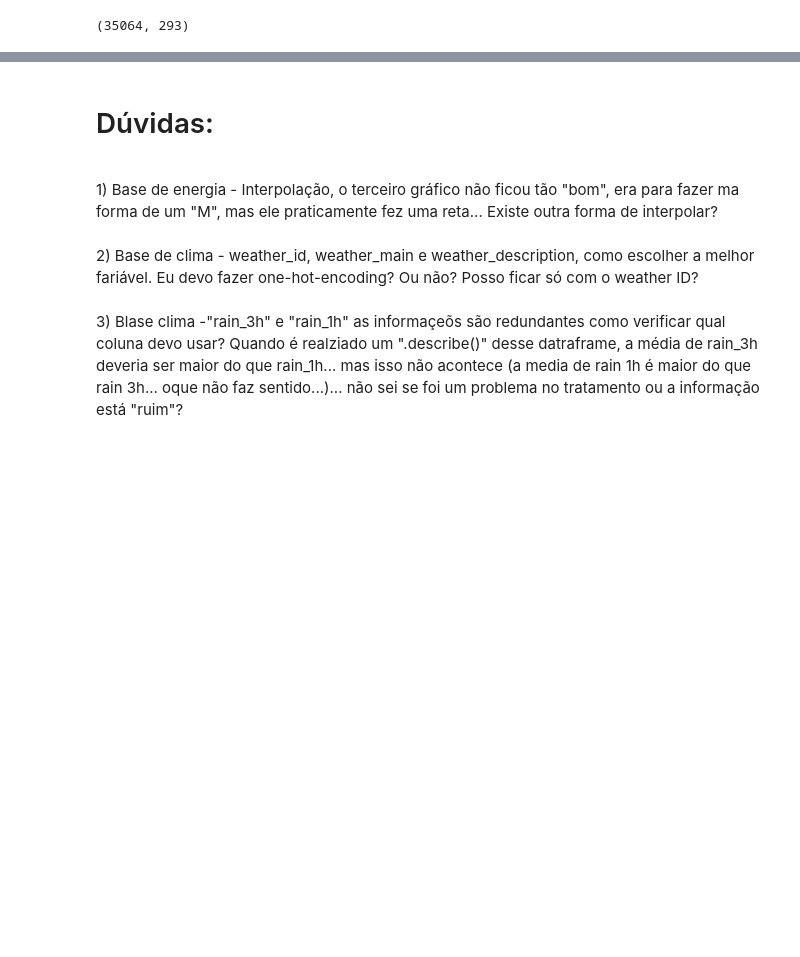
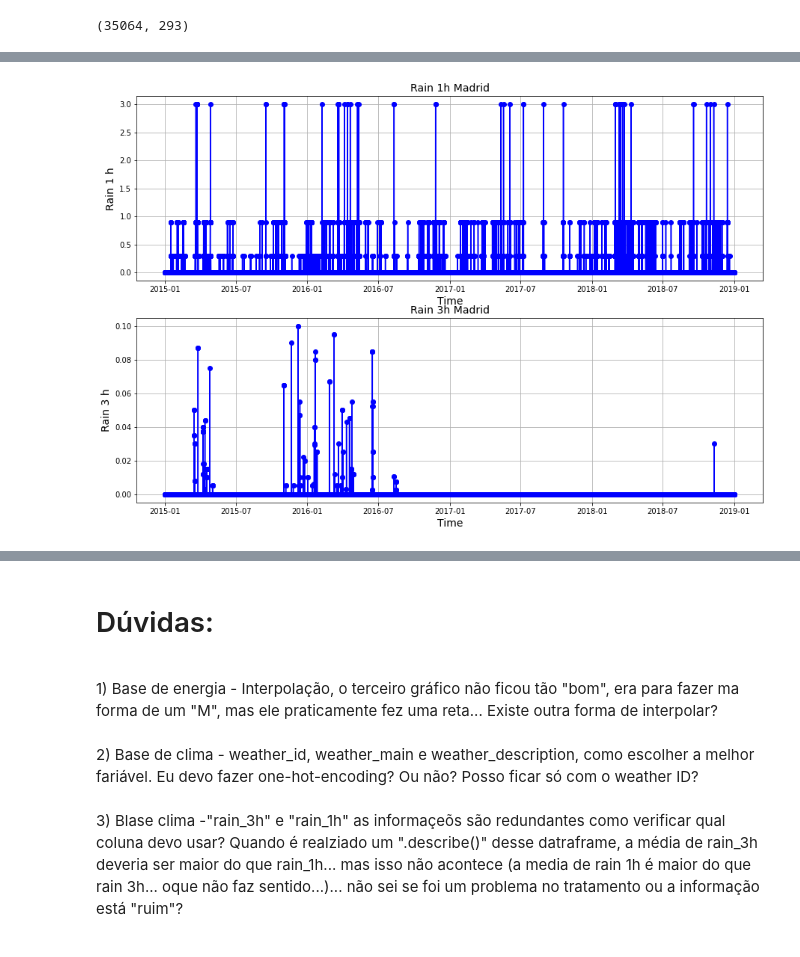
Before and after one commit to secretaria-ICA/Previsao_do_Preco_de_Energia, a Jupyter notebook: TCC_Energia.ipynb, the cells around one changed output, grey strips where cells are left out. Saved outputs shown, nothing was run; the diff lists cells and outputs as text; code cells hidden in the pictures; blank space fills up the shorter version.

```diff
--- a/TCC_Energia.ipynb
+++ b/TCC_Energia.ipynb
@@ -828,0 +865,21 @@ df_final.shape
+# %%
+fig = plt.figure(figsize=(15, 10))
+
+plt.subplot(2, 1, 1)
+plt.plot(df_final['time'],df_final['rain_1h_Madrid'], color='blue', marker='o')
+plt.title('Rain 1h Madrid', fontsize=14)
+plt.xlabel('Time', fontsize=14)
+plt.ylabel('Rain 1 h', fontsize=14)
+plt.grid(True)
+
+
+plt.subplot(2, 1, 2)
+plt.plot(df_final['time'],df_final['rain_3h_Madrid'], color='blue', marker='o')
+plt.title('Rain 3h Madrid', fontsize=14)
+plt.xlabel('Time', fontsize=14)
+plt.ylabel('Rain 3 h', fontsize=14)
+plt.grid(True)
+
+plt.show()
+# %% [output]
+[figure, added]
```
Also changed, not shown: parts of 13 cells of this notebook.
